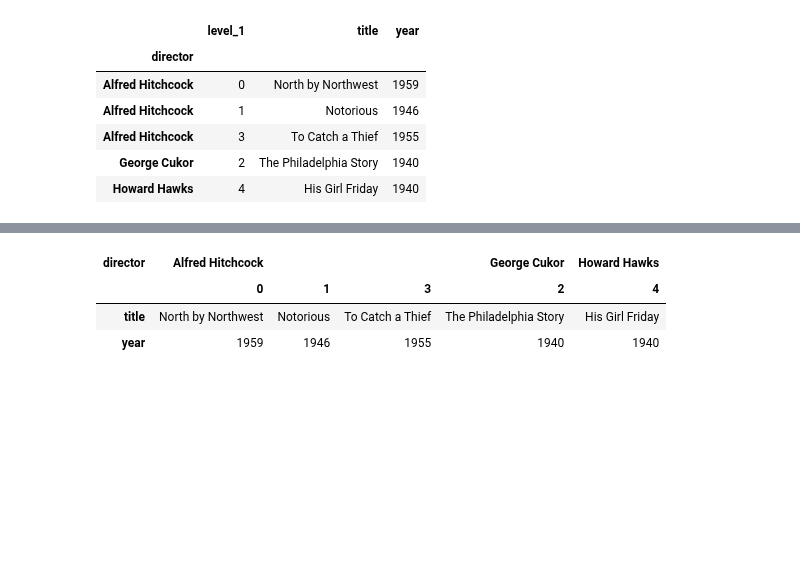
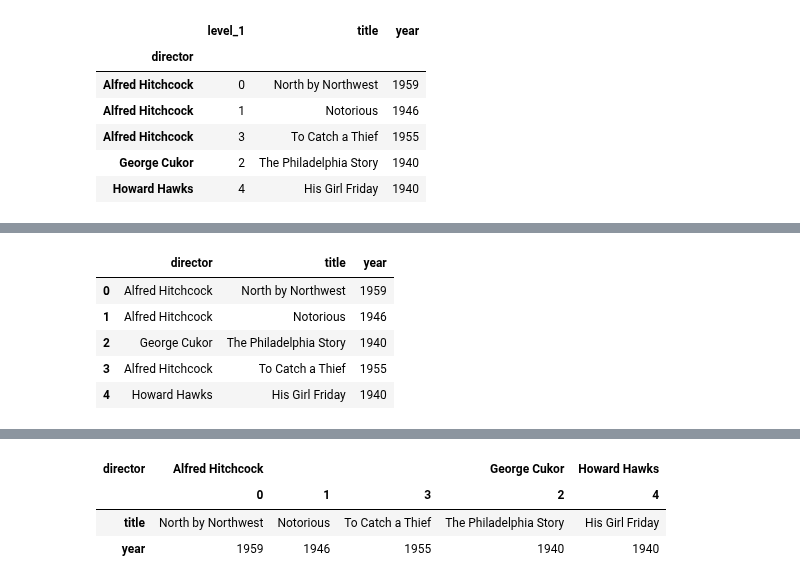
Before and after one commit to brandon-rhodes/pycon-pandas-tutorial, a Jupyter notebook: Diagrams.ipynb, the cells around one changed output, grey strips where cells are left out. Drawn from its saved outputs; the diff is of its cells as text; code cells hidden in the pictures; blank space fills up the shorter version.

Commit message:
First experiment with a diagram with dataframes

```diff
--- a/Diagrams.ipynb
+++ b/Diagrams.ipynb
@@ -192,0 +296,2 @@ df2.reset_index(1, col_fill='blah')
+# %%
+df1.set_index(['director', 'title']).sort_index()
@@ -192,0 +308,3 @@ df2.reset_index(1, col_fill='blah')
+# %%
+open('_tyd.html', 'w').write(df1.to_html())
+open('d_ty.html', 'w').write(df1.set_index('director').to_html())
@@ -192,0 +313,2 @@ df2.reset_index(1, col_fill='blah')
+# %%
+df1.set_index(['director', 'title']).loc['Alfred Hitchcock']
@@ -192,0 +321,2 @@ df2.reset_index(1, col_fill='blah')
+# %%
+df1.set_index(['director', 'title']).reset_index('title')
@@ -192,0 +331,9 @@ df2.reset_index(1, col_fill='blah')
+# %%
+df1.set_index(['director', 'title']).reset_index(['director', 'title'])
+# %% [output]
+|  | director | title | year |
+| 0 | Alfred Hitchcock | North by Northwest | 1959 |
+| 1 | Alfred Hitchcock | Notorious | 1946 |
+| 2 | George Cukor | The Philadelphia Story | 1940 |
+| 3 | Alfred Hitchcock | To Catch a Thief | 1955 |
+| 4 | Howard Hawks | His Girl Friday | 1940 |
```
Also changed, not shown: parts of 21 cells of this notebook, 6 other files.
